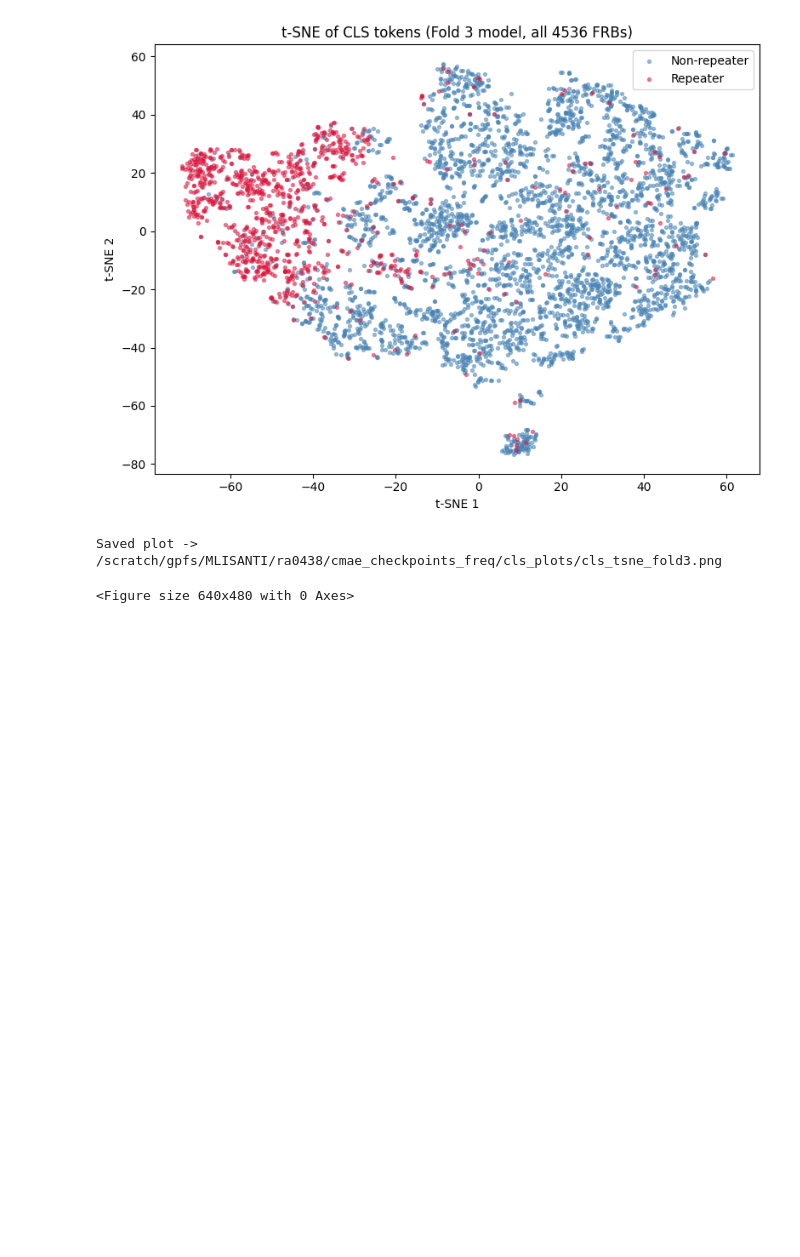
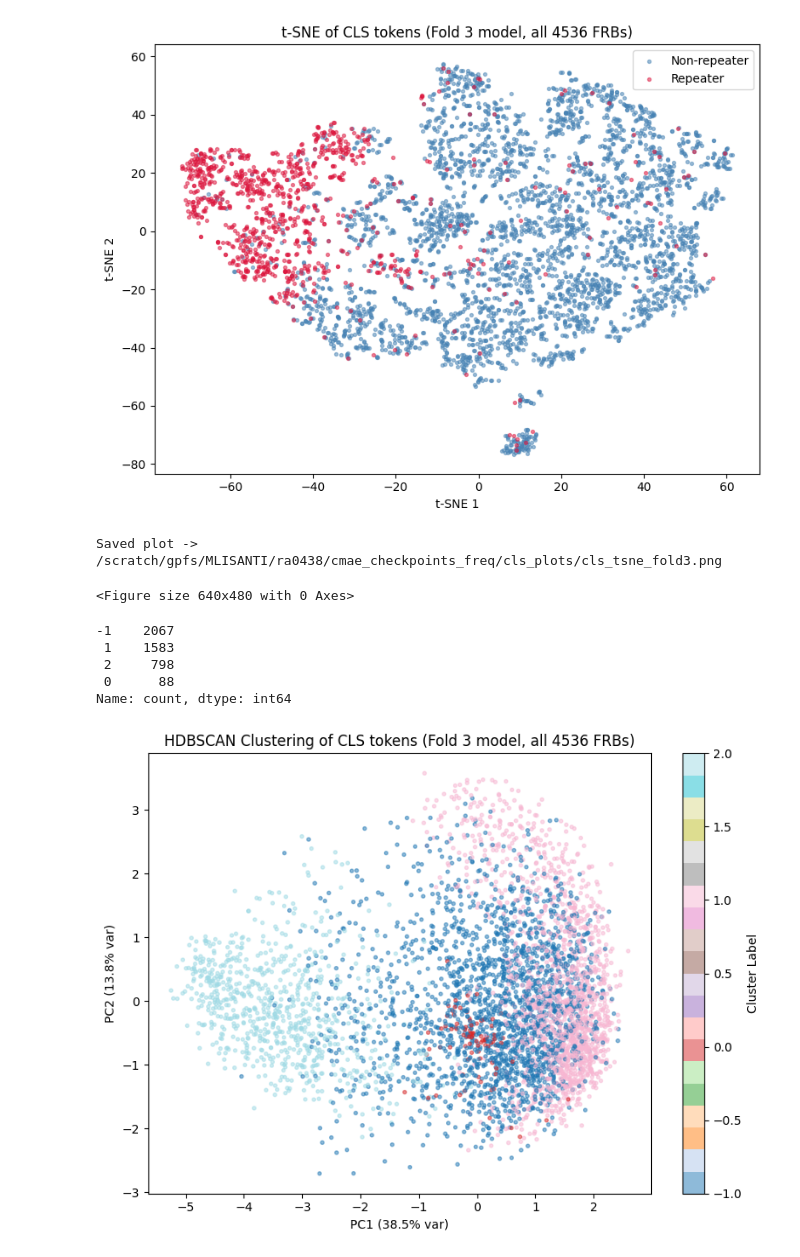
Before and after one commit to rtenacity/chime-catalog-two-analysis, a Jupyter notebook: plot_cls.ipynb, the cells around one changed output. Saved outputs shown, nothing was run; the diff lists cells and outputs as text; code cells hidden in the pictures; blank space fills up the shorter version.

```diff
--- a/plot_cls.ipynb
+++ b/plot_cls.ipynb
@@ -586,14 +586,38 @@ Saved plot -> /scratch/gpfs/MLISANTI/ra0438/cmae_checkpoints_freq/cls_plots/cls_
 # %%
 # Run HDBSCAN clustering on the CLS tokens and then visualize the clusters using PCA and t-SNE.
 
 from hdbscan import HDBSCAN
-hdb = HDBSCAN(min_cluster_size=10, min_samples=5)
-cluster_labels = hdb.fit_predict(all_cls)
+from sklearn.preprocessing import normalize, StandardScaler
+
+
+scaler = StandardScaler()
+all_cls_std = scaler.fit_transform(all_cls)
+
+pca_pre = PCA(n_components=10, random_state=SEED)
+all_cls_reduced = pca_pre.fit_transform(all_cls_std)
+
+
+cos_dist = pairwise_distances(all_cls_reduced, metric='cosine')
+hdb = HDBSCAN(min_cluster_size=10, min_samples=5, metric='precomputed')
+cluster_labels = hdb.fit_predict(cos_dist.astype(np.float64))
+
+
+
+
+counts = pd.Series(cluster_labels).value_counts()
+print(counts)
 
 plt.figure(figsize=(8, 6))
 plt.scatter(cls_2d[:, 0], cls_2d[:, 1], c=cluster_labels, cmap='tab20', s=8, alpha=0.5)
 plt.xlabel(f"PC1 ({var_ratio[0] * 100:.1f}% var)")
 plt.ylabel(f"PC2 ({var_ratio[1] * 100:.1f}% var)")
 plt.title(f"HDBSCAN Clustering of CLS tokens (Fold {FOLD_IDX} model, all {n_total} FRBs)")
 plt.colorbar(label='Cluster Label')
 plt.tight_layout()
+# %% [output]
+-1    2067
+ 1    1583
+ 2     798
+ 0      88
+Name: count, dtype: int64
+[figure, added]
```
Also changed, not shown: parts of 4 cells of this notebook, 1 other file.
